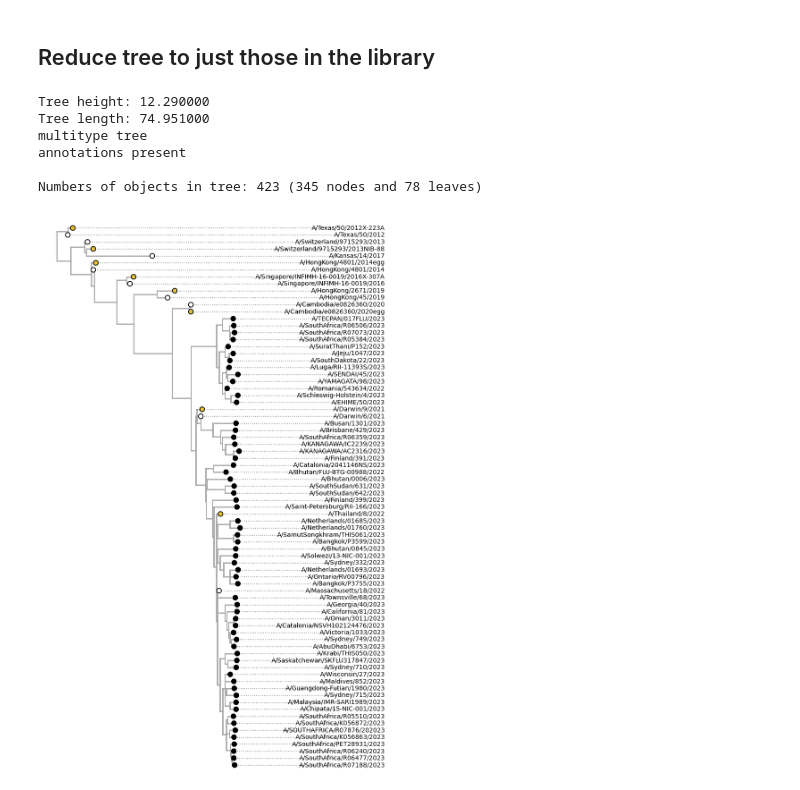
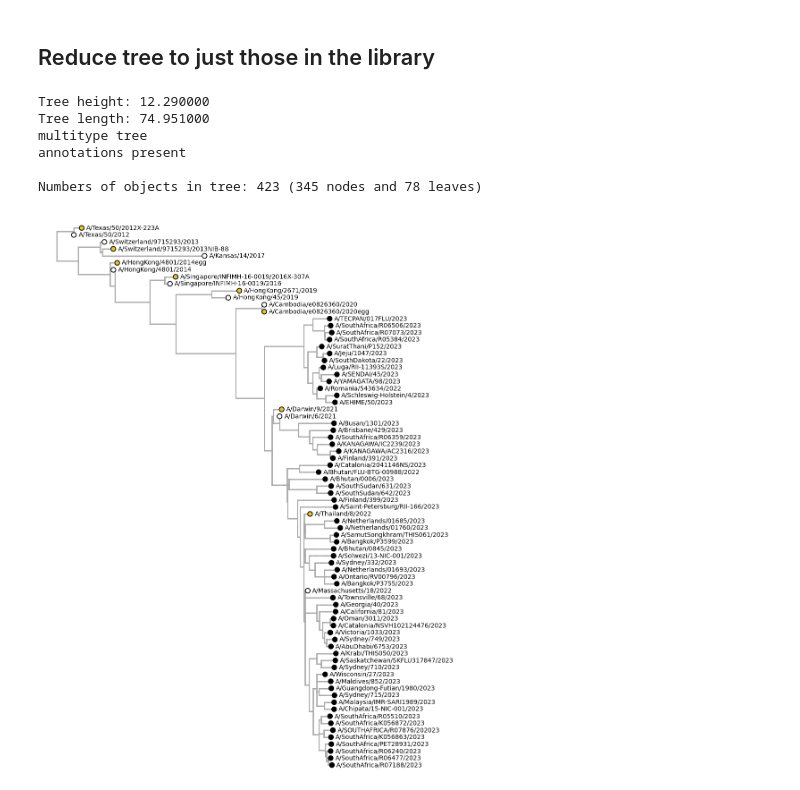
Before and after one commit to jbloomlab/flu_seqneut_H3N2_2023-2024, a Jupyter notebook: non-pipeline_analyses/draw_trees/plot_full_tree.ipynb, the cells around one changed output. Drawn from its saved outputs; the diff is of its cells as text; code cells hidden in the pictures.

```diff
--- a/non-pipeline_analyses/draw_trees/plot_full_tree.ipynb
+++ b/non-pipeline_analyses/draw_trees/plot_full_tree.ipynb
@@ -419,14 +387,2 @@ plt.show()
 # %% [markdown]
 ## Reduce tree to just those in the library
-# %%
-keep_tips=[k for k in ll.Objects if k.is_leaf() and k.name in library_strain_names_edit] ## list of leaf objects that will remain in the tree - here only circulating strains in library
-# keep_tips=[k for k in ll.Objects if k.is_leaf() and k.name in library_strain_names_edit] ## list of leaf objects that will remain in the tree - here only circulating strains in library
-library_tree=ll.reduceTree(keep_tips) ## retrieve a reduced tree (multitype by default)
-library_tree.treeStats()
-# %% [output]
-Tree height: 12.290000
-Tree length: 74.951000
-multitype tree
-annotations present
-
-Numbers of objects in tree: 423 (345 nodes and 78 leaves)
@@ -442,15 +389,18 @@ for strain in library_strain_names_edit:
 # %%
+# Get reduced tree
+keep_tips=[k for k in ll.Objects if k.is_leaf() and k.name in library_strains_ls] ## list of leaf objects that will remain in the tree - here only circulating strains in library
+library_tree=ll.reduceTree(keep_tips) ## retrieve a reduced tree (multitype by default)
+library_tree.treeStats() # Print tree stats
+
+# Draw tree
 fig = plt.figure(figsize=(9,16),facecolor='w') ## create figure
 # gs = gridspec.GridSpec(1,1,wspace=0.0) ## using gridspec by default
 ax=plt.subplot(
     # gs[0],
     facecolor='w') ## create axes
 
-
-# colors and sizes for vaccine strains and library strains
-# point_colour = lambda k: 'lightgrey' if k.name in vaccine_strain_ls else strain_edit_to_color_dict[k.name] # Color branch if vaccine strain, otherwise subclade specific
-
-point_size = lambda k: 40 if k.name in library_strain_names_edit else 0
+point_size = lambda k: 40 if k.name in library_strains_ls else 0
+point_colour = lambda k: '#eac435' if k.name in egg_vaccine_strains_ls else 'white' if k.name in vaccine_strains_ls else 'black' ## colour red if vaccine strain, blue if circulating, otherwise black
 
 # x coordinate will be absolute time of node
 x_attr=lambda k: k.absoluteTime
@@ -468,54 +418,53 @@ library_tree.plotPoints(ax,target=lambda k: k.is_leaf(),
 # Start finagling the node labels
 target_func=lambda k: k.is_leaf() ## which branches will be annotated
 text_func=lambda k: k.name ## what text is plotted
-text_x_attr=lambda k: 22 ## where x coordinate for text is
+text_x_attr=lambda k: k.x + 0.2 ## where x coordinate for text is
 
-kwargs={'va':'center','ha':'right','size': 10,
-        # 'backgroundcolor': 'white',
-        # 'antialiased': True,
-        # 'snap': True,
+kwargs={'va':'center','ha':'left','size': 10,
        } ## kwargs for text
 
 library_tree.addText(ax,
                      x_attr=text_x_attr,
                      target=target_func,
                      text=text_func,
                      **kwargs) ## text will use a different x attribute function to shift it to the right
 
-
+#### This was an attempt to draw dotted lines to text programatically that just was too annoying to get right
+# Uncomment and text align right to view
 # Draw lines from leaves to text
-for k in library_tree.getExternal(): ## iterate over tips
-    # get width of each text object so we have coordinates of end of line
-    f = plt.figure()
-    r = f.canvas.get_renderer()
-    t = plt.text(0.8, 0.8, k.name, **kwargs)
-    bb = t.get_window_extent(renderer=r)
-    width = bb.width/90
-    plt.close()
-
-    # draw line
-    ax.plot([k.height, 19], [k.y,k.y], ls=':',lw=1,color='dimgrey') ## grey lines from every tip's date to the most recent date
-
-
+# for k in library_tree.getExternal(): ## iterate over tips
+#     # get width of each text object so we have coordinates of end of line
+#     f = plt.figure()
+#     r = f.canvas.get_renderer()
+#     t = plt.text(0.8, 0.8, k.name, **kwargs)
+#     bb = t.get_window_extent(renderer=r)
+#     width = bb.width/90
+#     plt.close()
+#     # draw line
+#     ax.plot([k.height, 19], [k.y,k.y], ls=':',lw=1,color='dimgrey') ## grey lines from every tip's date to the most recent date
 
 # X-axis tick params
 ax.set_xticks([])
-
 # Y-axis span
 ax.set_ylim(0,library_tree.ySpan+1)
-
 # Remove ticks and spines except bottom
 [ax.spines[loc].set_visible(False) for loc in ax.spines]
 ax.set_yticks([])
 ax.set_yticklabels([])
 
 
 plt.draw()
 
 # Save plot
-outfile = os.path.join('./results/full_library_textRight.png')
+outfile = os.path.join('./results/full_library_textLeft.png')
 plt.savefig(outfile, dpi = 600, bbox_inches = 'tight')
 
 plt.show()
 # %% [output]
+Tree height: 12.290000
+Tree length: 74.951000
+multitype tree
+annotations present
+
+Numbers of objects in tree: 423 (345 nodes and 78 leaves)
-[figure, old version]
+[figure, new version]
```
Also changed, not shown: parts of 21 cells of this notebook, 14 other files.
